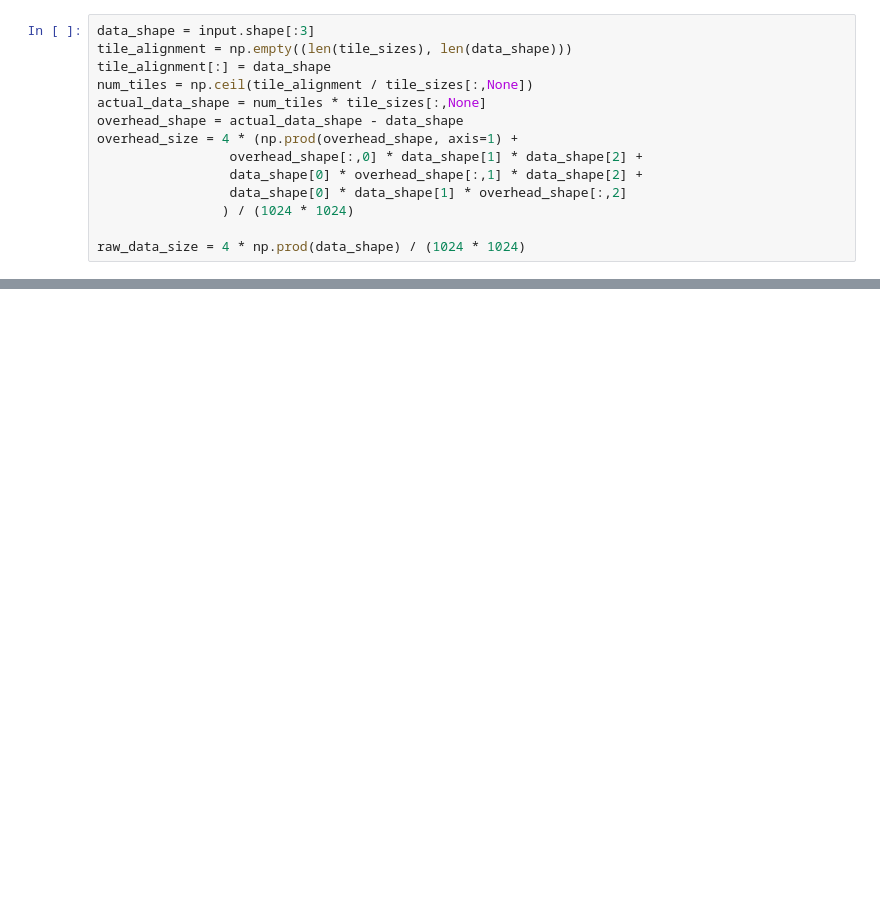
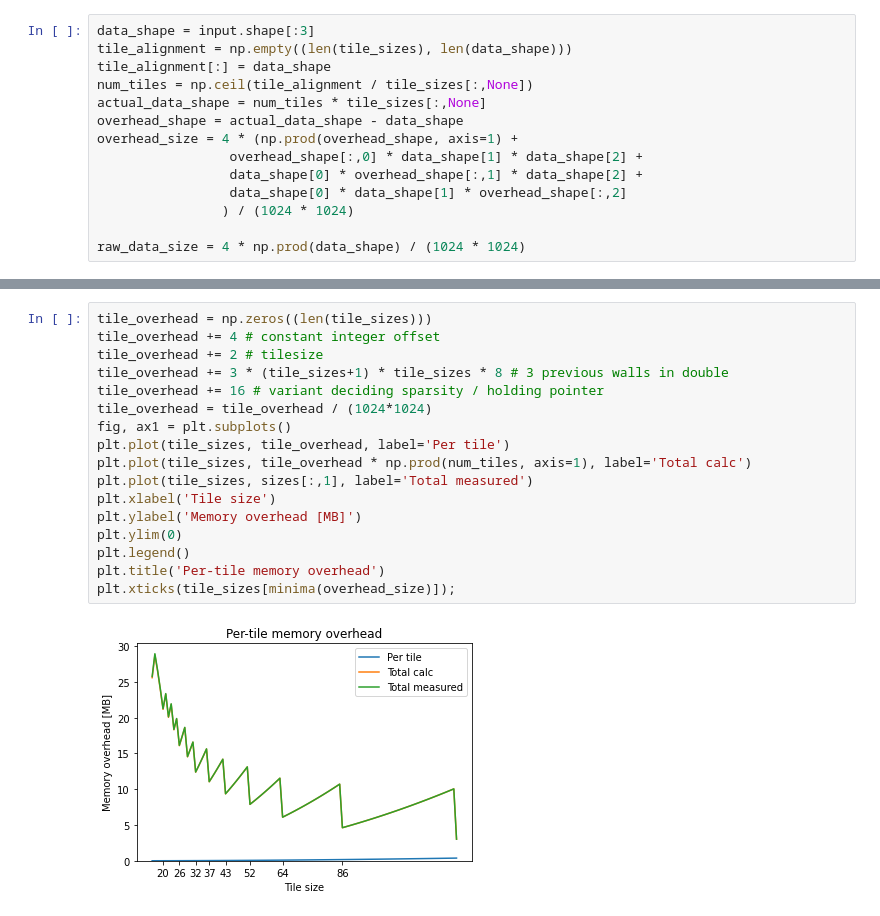
Before and after one commit to diiigle/TreeSAT, a Jupyter notebook: plot_figures.ipynb, the cells around one changed output, grey strips where cells are left out. Cells and saved outputs as stored; diff of their text form; blank space fills up the shorter version.

```diff
--- a/plot_figures.ipynb
+++ b/plot_figures.ipynb
@@ -113,0 +145,19 @@ plt.xticks(tile_sizes[overhead_size == 0.0]);
+# %%
+tile_overhead = np.zeros((len(tile_sizes)))
+tile_overhead += 4 # constant integer offset
+tile_overhead += 2 # tilesize
+tile_overhead += 3 * (tile_sizes+1) * tile_sizes * 8 # 3 previous walls in double
+tile_overhead += 16 # variant deciding sparsity / holding pointer
+tile_overhead = tile_overhead / (1024*1024)
+fig, ax1 = plt.subplots()
+plt.plot(tile_sizes, tile_overhead, label='Per tile')
+plt.plot(tile_sizes, tile_overhead * np.prod(num_tiles, axis=1), label='Total calc')
+plt.plot(tile_sizes, sizes[:,1], label='Total measured')
+plt.xlabel('Tile size')
+plt.ylabel('Memory overhead [MB]')
+plt.ylim(0)
+plt.legend()
+plt.title('Per-tile memory overhead')
+plt.xticks(tile_sizes[minima(overhead_size)]);
+# %% [output]
+[figure, added]
```
Also changed, not shown: parts of 7 cells of this notebook.
